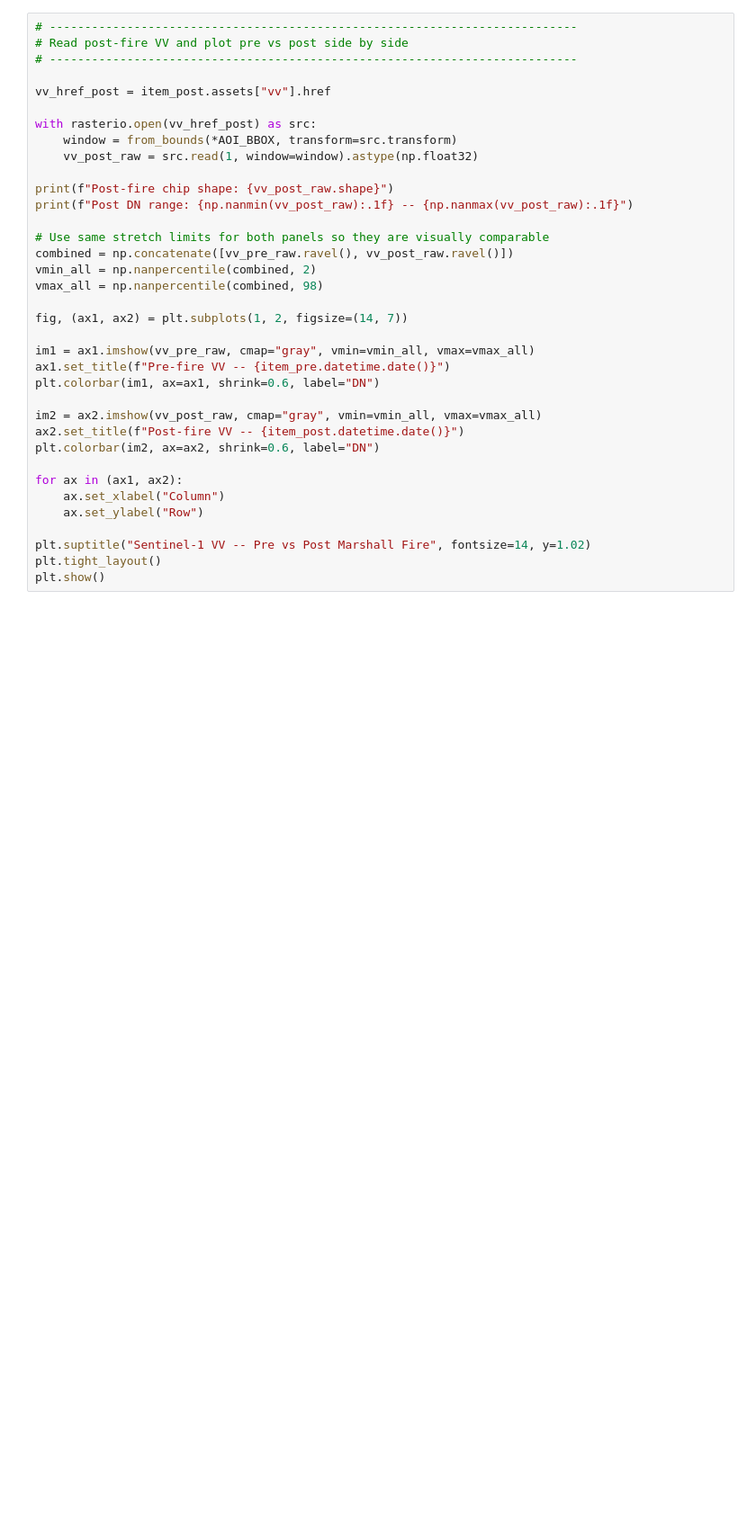
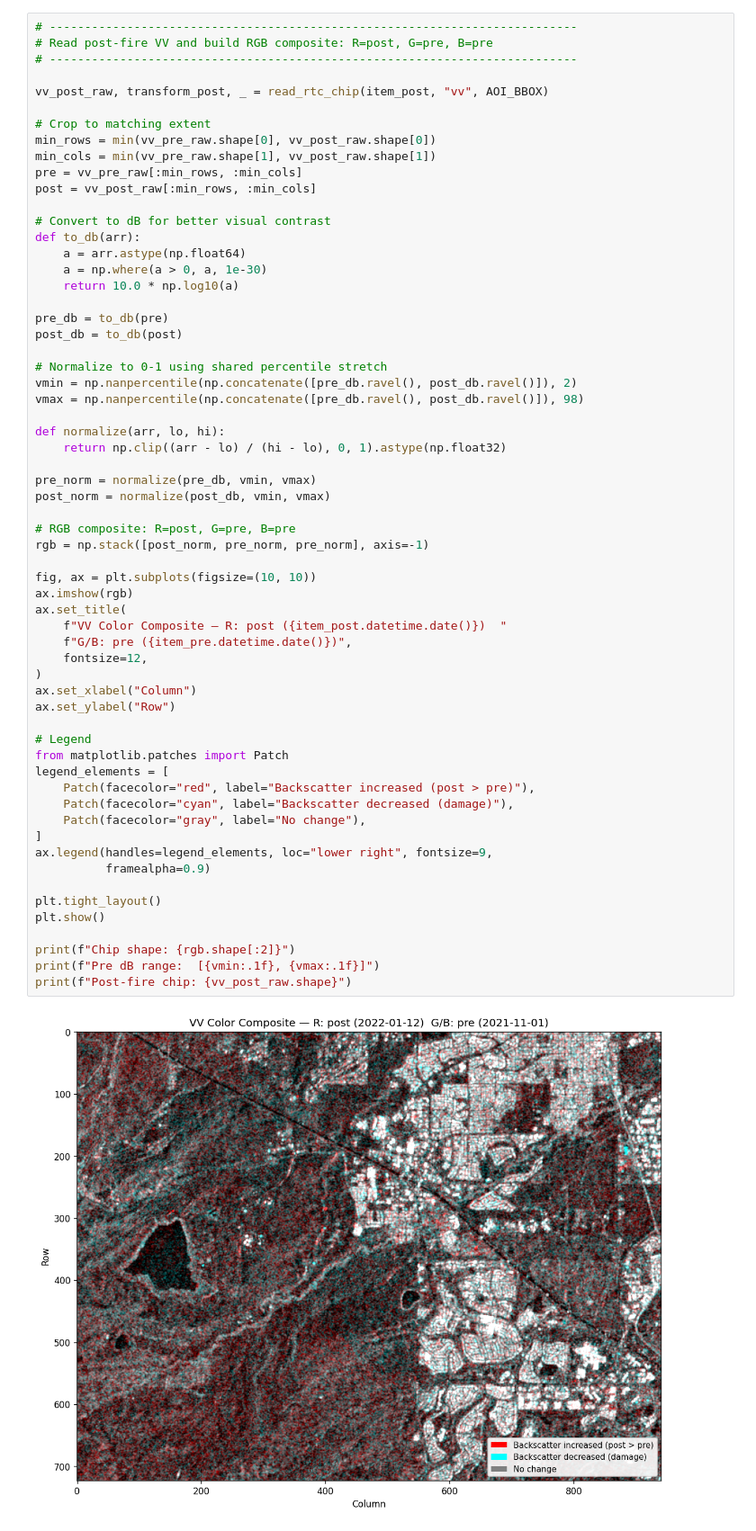
Before and after one commit to wwwdavid34/marshall_fire_explorer, a Jupyter notebook: notebooks/02_sar_first_look.ipynb, the cells around one changed output. Shown at 90% size. Drawn from its saved outputs; the diff is of its cells as text; blank space fills up the shorter version.

```diff
--- a/notebooks/02_sar_first_look.ipynb
+++ b/notebooks/02_sar_first_look.ipynb
@@ -115,36 +178,63 @@ Look for areas where brightness drops -- that may indicate destroyed structures
 # %%
 # ---------------------------------------------------------------------------
-# Read post-fire VV and plot pre vs post side by side
+# Read post-fire VV and build RGB composite: R=post, G=pre, B=pre
 # ---------------------------------------------------------------------------
 
-vv_href_post = item_post.assets["vv"].href
+vv_post_raw, transform_post, _ = read_rtc_chip(item_post, "vv", AOI_BBOX)
 
-with rasterio.open(vv_href_post) as src:
-    window = from_bounds(*AOI_BBOX, transform=src.transform)
-    vv_post_raw = src.read(1, window=window).astype(np.float32)
+# Crop to matching extent
+min_rows = min(vv_pre_raw.shape[0], vv_post_raw.shape[0])
+min_cols = min(vv_pre_raw.shape[1], vv_post_raw.shape[1])
+pre = vv_pre_raw[:min_rows, :min_cols]
+post = vv_post_raw[:min_rows, :min_cols]
 
-print(f"Post-fire chip shape: {vv_post_raw.shape}")
-print(f"Post DN range: {np.nanmin(vv_post_raw):.1f} -- {np.nanmax(vv_post_raw):.1f}")
+# Convert to dB for better visual contrast
+def to_db(arr):
+    a = arr.astype(np.float64)
+    a = np.where(a > 0, a, 1e-30)
+    return 10.0 * np.log10(a)
 
-# Use same stretch limits for both panels so they are visually comparable
-combined = np.concatenate([vv_pre_raw.ravel(), vv_post_raw.ravel()])
-vmin_all = np.nanpercentile(combined, 2)
-vmax_all = np.nanpercentile(combined, 98)
+pre_db = to_db(pre)
+post_db = to_db(post)
 
-fig, (ax1, ax2) = plt.subplots(1, 2, figsize=(14, 7))
+# Normalize to 0-1 using shared percentile stretch
+vmin = np.nanpercentile(np.concatenate([pre_db.ravel(), post_db.ravel()]), 2)
+vmax = np.nanpercentile(np.concatenate([pre_db.ravel(), post_db.ravel()]), 98)
 
-im1 = ax1.imshow(vv_pre_raw, cmap="gray", vmin=vmin_all, vmax=vmax_all)
-ax1.set_title(f"Pre-fire VV -- {item_pre.datetime.date()}")
-plt.colorbar(im1, ax=ax1, shrink=0.6, label="DN")
+def normalize(arr, lo, hi):
+    return np.clip((arr - lo) / (hi - lo), 0, 1).astype(np.float32)
 
-im2 = ax2.imshow(vv_post_raw, cmap="gray", vmin=vmin_all, vmax=vmax_all)
-ax2.set_title(f"Post-fire VV -- {item_post.datetime.date()}")
-plt.colorbar(im2, ax=ax2, shrink=0.6, label="DN")
+pre_norm = normalize(pre_db, vmin, vmax)
+post_norm = normalize(post_db, vmin, vmax)
 
-for ax in (ax1, ax2):
-    ax.set_xlabel("Column")
-    ax.set_ylabel("Row")
+# RGB composite: R=post, G=pre, B=pre
+rgb = np.stack([post_norm, pre_norm, pre_norm], axis=-1)
 
-plt.suptitle("Sentinel-1 VV -- Pre vs Post Marshall Fire", fontsize=14, y=1.02)
+fig, ax = plt.subplots(figsize=(10, 10))
+ax.imshow(rgb)
+ax.set_title(
+    f"VV Color Composite — R: post ({item_post.datetime.date()})  "
+    f"G/B: pre ({item_pre.datetime.date()})",
+    fontsize=12,
+)
+ax.set_xlabel("Column")
+ax.set_ylabel("Row")
+
+# Legend
+from matplotlib.patches import Patch
+legend_elements = [
+    Patch(facecolor="red", label="Backscatter increased (post > pre)"),
+    Patch(facecolor="cyan", label="Backscatter decreased (damage)"),
+    Patch(facecolor="gray", label="No change"),
+]
+ax.legend(handles=legend_elements, loc="lower right", fontsize=9,
+          framealpha=0.9)
+
 plt.tight_layout()
 plt.show()
+
+print(f"Chip shape: {rgb.shape[:2]}")
+print(f"Pre dB range:  [{vmin:.1f}, {vmax:.1f}]")
+print(f"Post-fire chip: {vv_post_raw.shape}")
+# %% [output]
+[figure, added]
```
Also changed, not shown: parts of 9 cells of this notebook, 10 other files.
